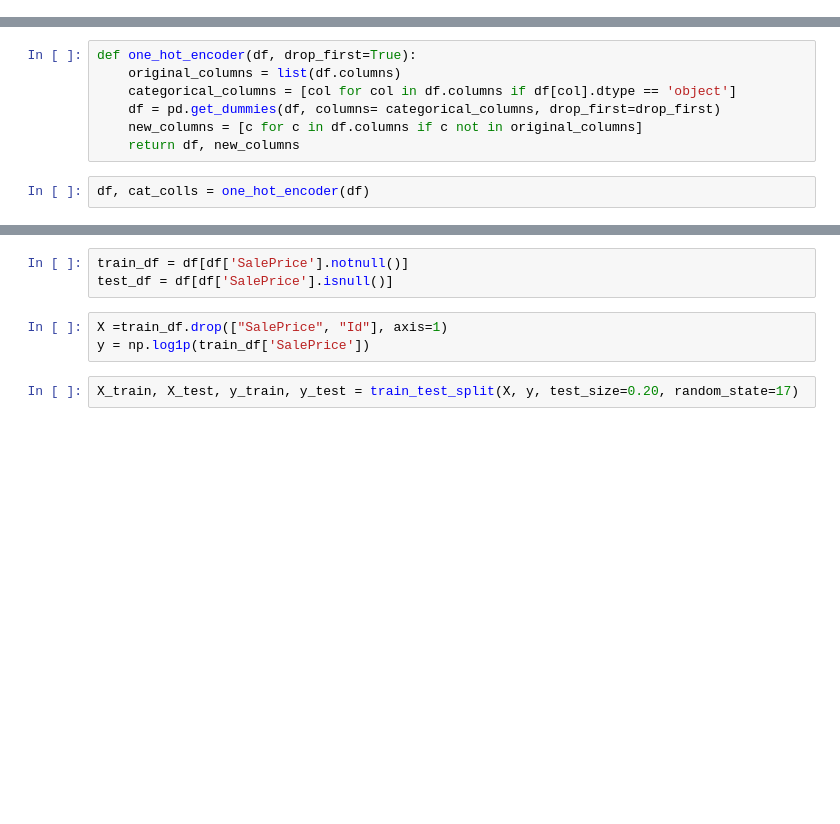
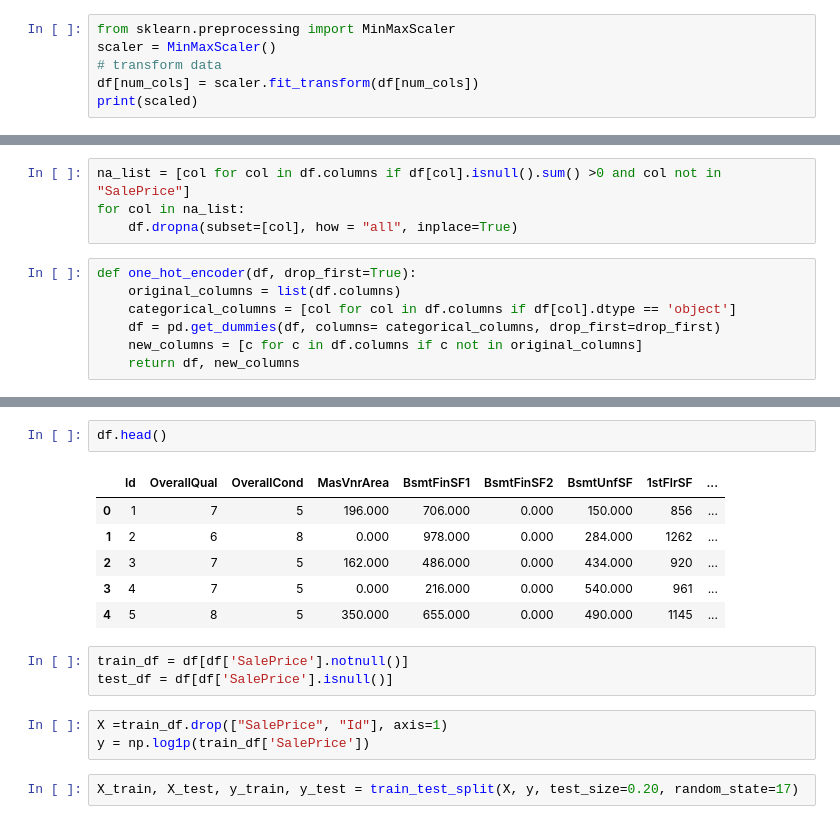
Before and after one commit to klncgty/House-Prices---Advanced-Regression-Techniques, a Jupyter notebook: h-p-p-2nd-prep.ipynb, the cells around one changed output, grey strips where cells are left out. Saved outputs shown, nothing was run; the diff lists cells and outputs as text; blank space fills up the shorter version.

```diff
--- a/h-p-p-2nd-prep.ipynb
+++ b/h-p-p-2nd-prep.ipynb
@@ -127,0 +255,6 @@ df = df.join(MSSubClass, how='left', on='MSSubClass')
+# %%
+from sklearn.preprocessing import MinMaxScaler
+scaler = MinMaxScaler()
+# transform data
+df[num_cols] = scaler.fit_transform(df[num_cols])
+print(scaled)
@@ -128,3 +269,7 @@ df = df.join(MSSubClass, how='left', on='MSSubClass')
+# %%
+na_list = [col for col in df.columns if df[col].isnull().sum() >0 and col not in "SalePrice"]
+for col in na_list:
+    df.dropna(subset=[col], how = "all", inplace=True)
 # %%
 def one_hot_encoder(df, drop_first=True):
     original_columns = list(df.columns)
@@ -132,5 +277,3 @@ def one_hot_encoder(df, drop_first=True):
     df = pd.get_dummies(df, columns= categorical_columns, drop_first=drop_first)
     new_columns = [c for c in df.columns if c not in original_columns]
     return df, new_columns
-# %%
-df, cat_colls = one_hot_encoder(df)
@@ -157,3 +280,12 @@ df, cat_colls = one_hot_encoder(df)
+# %%
+df.head()
+# %% [output]
+|  | Id | OverallQual | OverallCond | MasVnrArea | BsmtFinSF1 | BsmtFinSF2 | BsmtUnfSF | 1stFlrSF | ... |
+| 0 | 1 | 7 | 5 | 196.000 | 706.000 | 0.000 | 150.000 | 856 | ... |
+| 1 | 2 | 6 | 8 | 0.000 | 978.000 | 0.000 | 284.000 | 1262 | ... |
+| 2 | 3 | 7 | 5 | 162.000 | 486.000 | 0.000 | 434.000 | 920 | ... |
+| 3 | 4 | 7 | 5 | 0.000 | 216.000 | 0.000 | 540.000 | 961 | ... |
+| 4 | 5 | 8 | 5 | 350.000 | 655.000 | 0.000 | 490.000 | 1145 | ... |
 # %%
 train_df = df[df['SalePrice'].notnull()]
 test_df = df[df['SalePrice'].isnull()]
```
Also changed, not shown: parts of 22 cells of this notebook.
